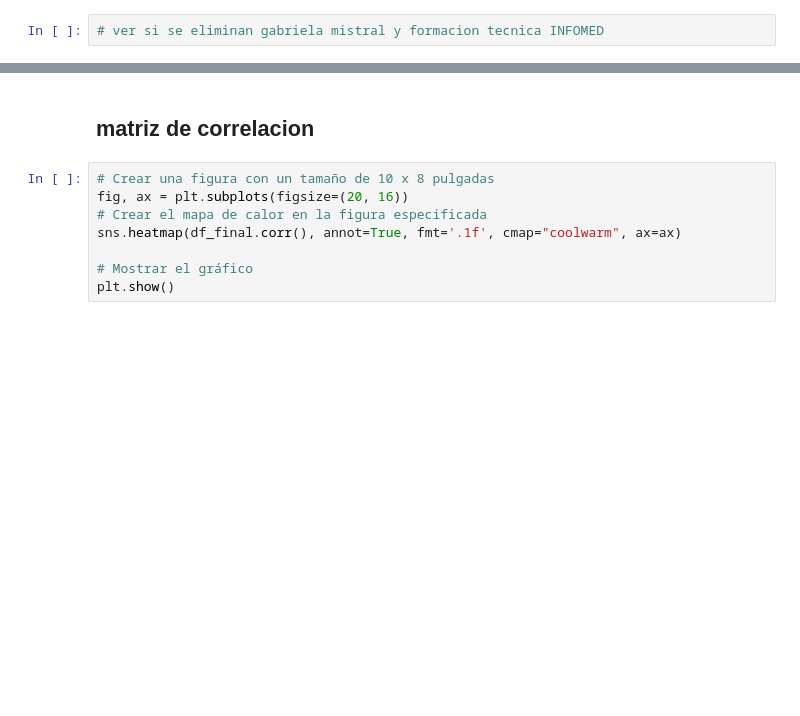
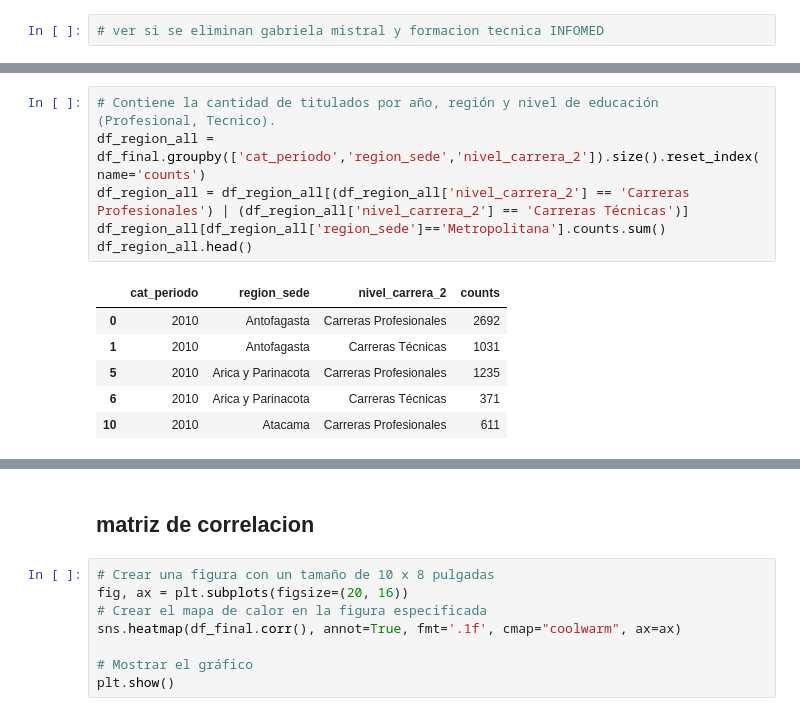
Before and after one commit to NicoBrandstetterr/titulados_ed_superior, a Jupyter notebook: preprocesamiento.ipynb, the cells around one changed output, grey strips where cells are left out. Saved outputs shown, nothing was run; the diff lists cells and outputs as text; blank space fills up the shorter version.

```diff
--- a/preprocesamiento.ipynb
+++ b/preprocesamiento.ipynb
@@ -105,0 +204,13 @@ for df in data.values():
+# %%
+# Contiene la cantidad de titulados por año, región y nivel de educación (Profesional, Tecnico).
+df_region_all = df_final.groupby(['cat_periodo','region_sede','nivel_carrera_2']).size().reset_index(name='counts')
+df_region_all = df_region_all[(df_region_all['nivel_carrera_2'] == 'Carreras Profesionales') | (df_region_all['nivel_carrera_2'] == 'Carreras Técnicas')]
+df_region_all[df_region_all['region_sede']=='Metropolitana'].counts.sum()
+df_region_all.head()
+# %% [output]
+|  | cat_periodo | region_sede | nivel_carrera_2 | counts |
+| 0 | 2010 | Antofagasta | Carreras Profesionales | 2692 |
+| 1 | 2010 | Antofagasta | Carreras Técnicas | 1031 |
+| 5 | 2010 | Arica y Parinacota | Carreras Profesionales | 1235 |
+| 6 | 2010 | Arica y Parinacota | Carreras Técnicas | 371 |
+| 10 | 2010 | Atacama | Carreras Profesionales | 611 |
```
Also changed, not shown: parts of 20 cells of this notebook.
